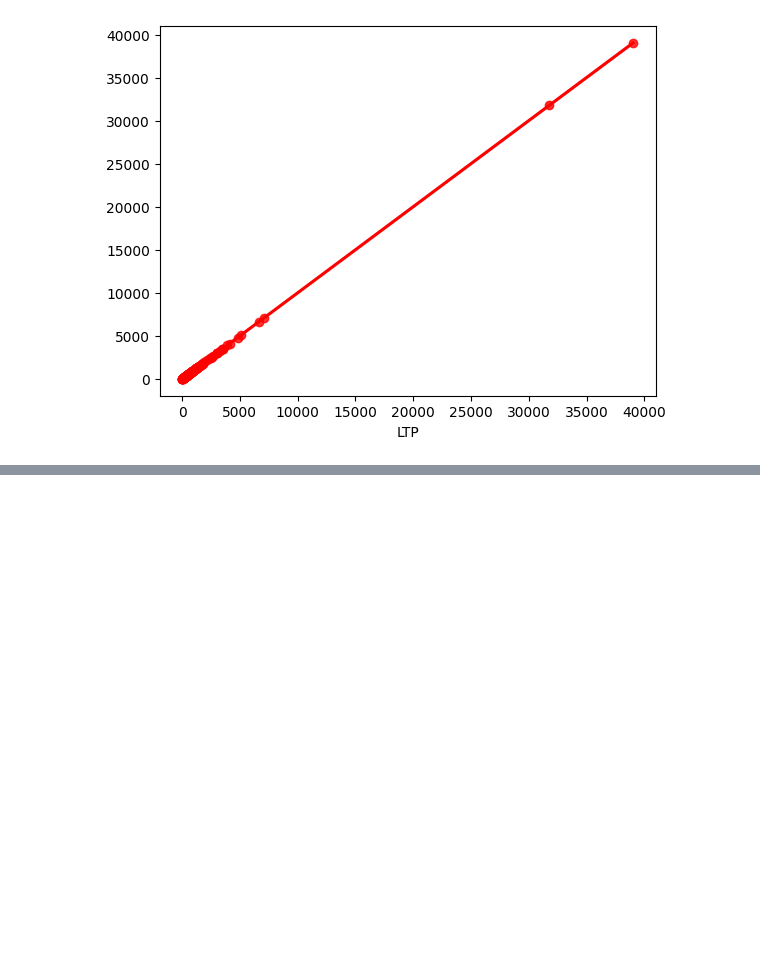
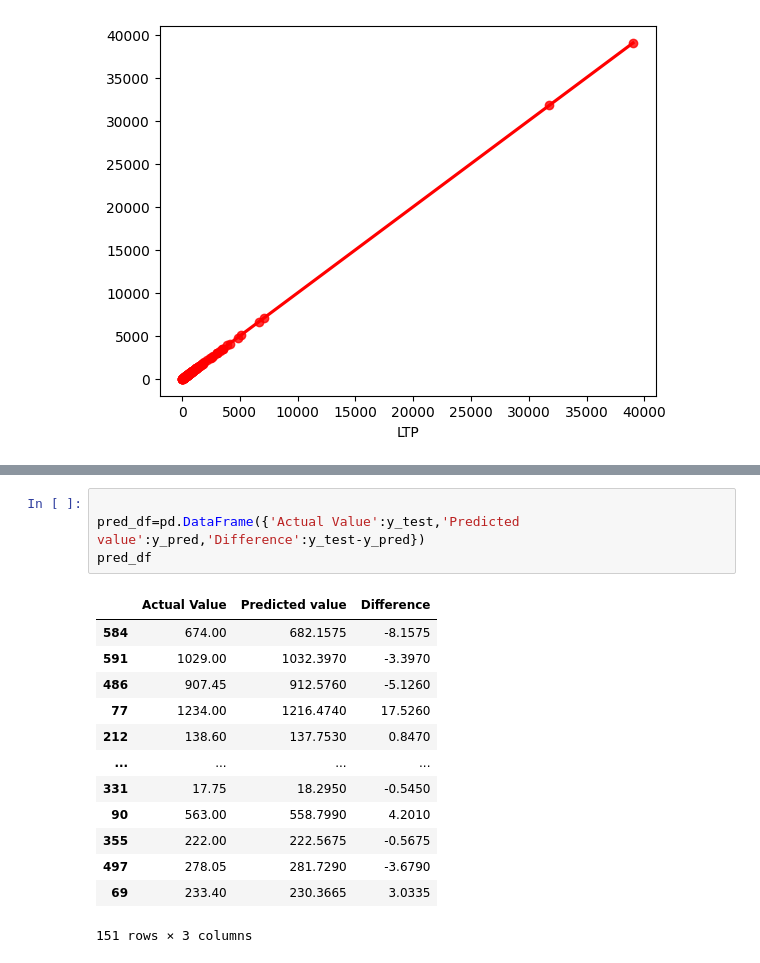
Before and after one commit to Dhanesh20/trading_predict, a Jupyter notebook: notebooks/playground1.ipynb, the cells around one changed output, grey strips where cells are left out. Saved outputs shown, nothing was run; the diff lists cells and outputs as text; blank space fills up the shorter version.

```diff
--- a/notebooks/playground1.ipynb
+++ b/notebooks/playground1.ipynb
@@ -549,0 +572,18 @@ pred_df
+# %%
+
+pred_df=pd.DataFrame({'Actual Value':y_test,'Predicted value':y_pred,'Difference':y_test-y_pred})
+pred_df
+# %% [output]
+|  | Actual Value | Predicted value | Difference |
+| 584 | 674.00 | 682.1575 | -8.1575 |
+| 591 | 1029.00 | 1032.3970 | -3.3970 |
+| 486 | 907.45 | 912.5760 | -5.1260 |
+| 77 | 1234.00 | 1216.4740 | 17.5260 |
+| 212 | 138.60 | 137.7530 | 0.8470 |
+| ... | ... | ... | ... |
+| 331 | 17.75 | 18.2950 | -0.5450 |
+| 90 | 563.00 | 558.7990 | 4.2010 |
+| 355 | 222.00 | 222.5675 | -0.5675 |
+| 497 | 278.05 | 281.7290 | -3.6790 |
+| 69 | 233.40 | 230.3665 | 3.0335 |
+151 rows × 3 columns
```
Also changed, not shown: parts of 53 cells of this notebook, 11 other files.
